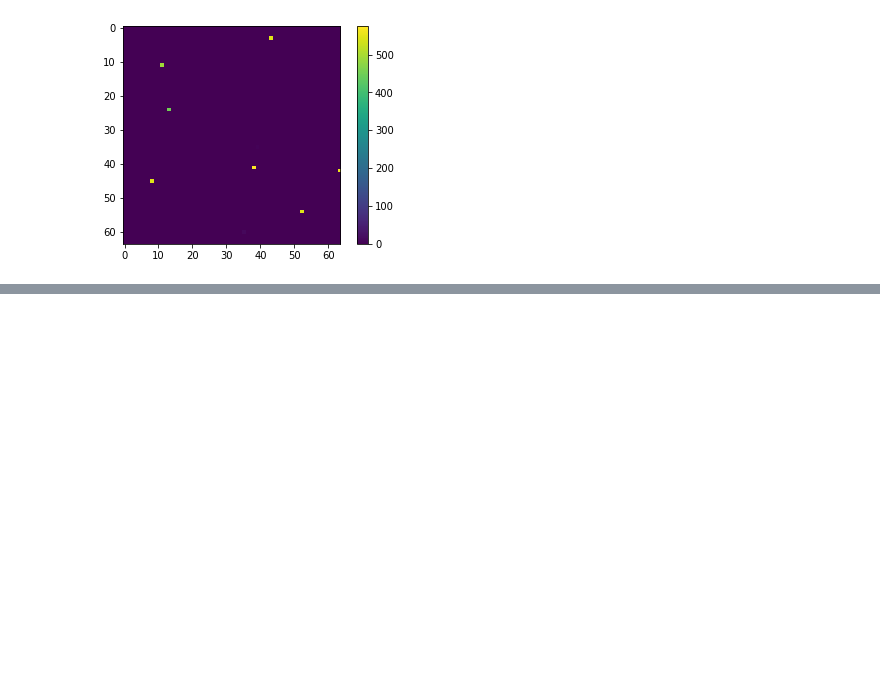
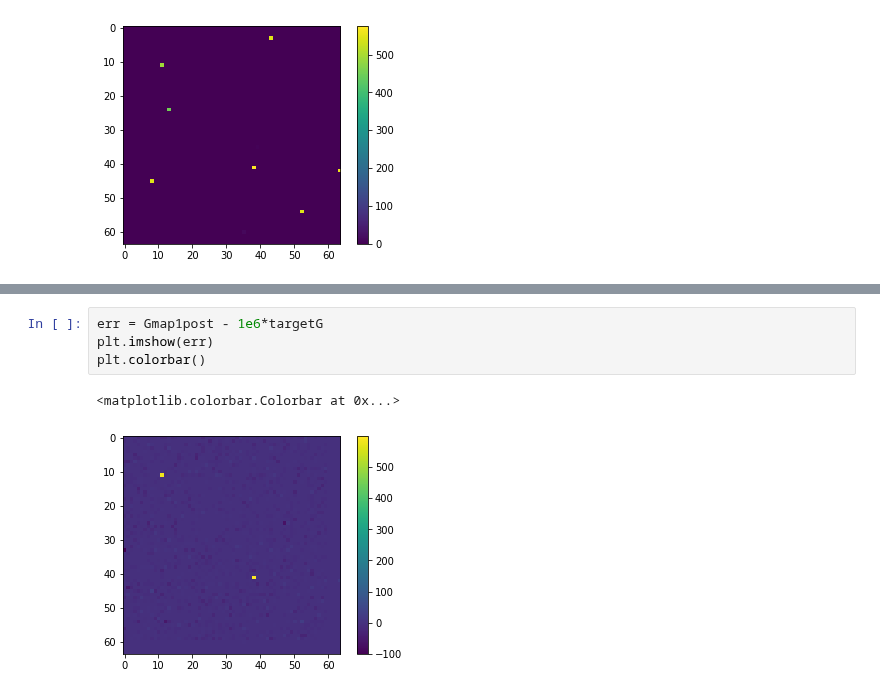
Before and after one commit to lican81/A0_DUT, a Jupyter notebook: Prober2Chip42_Hopfield.ipynb, the cells around one changed output, grey strips where cells are left out. Cells and saved outputs as stored; diff of their text form; blank space fills up the shorter version.

```diff
--- a/Prober2Chip42_Hopfield.ipynb
+++ b/Prober2Chip42_Hopfield.ipynb
@@ -169,0 +273,7 @@ AttributeError: module 'dut_a0' has no attribute 'cell_program_with_fb'
+# %%
+err = Gmap1post - 1e6*targetG
+plt.imshow(err)
+plt.colorbar()
+# %% [output]
+<matplotlib.colorbar.Colorbar at 0x...>
+[figure, added]
```
Also changed, not shown: parts of 30 cells of this notebook, 1 other file.
